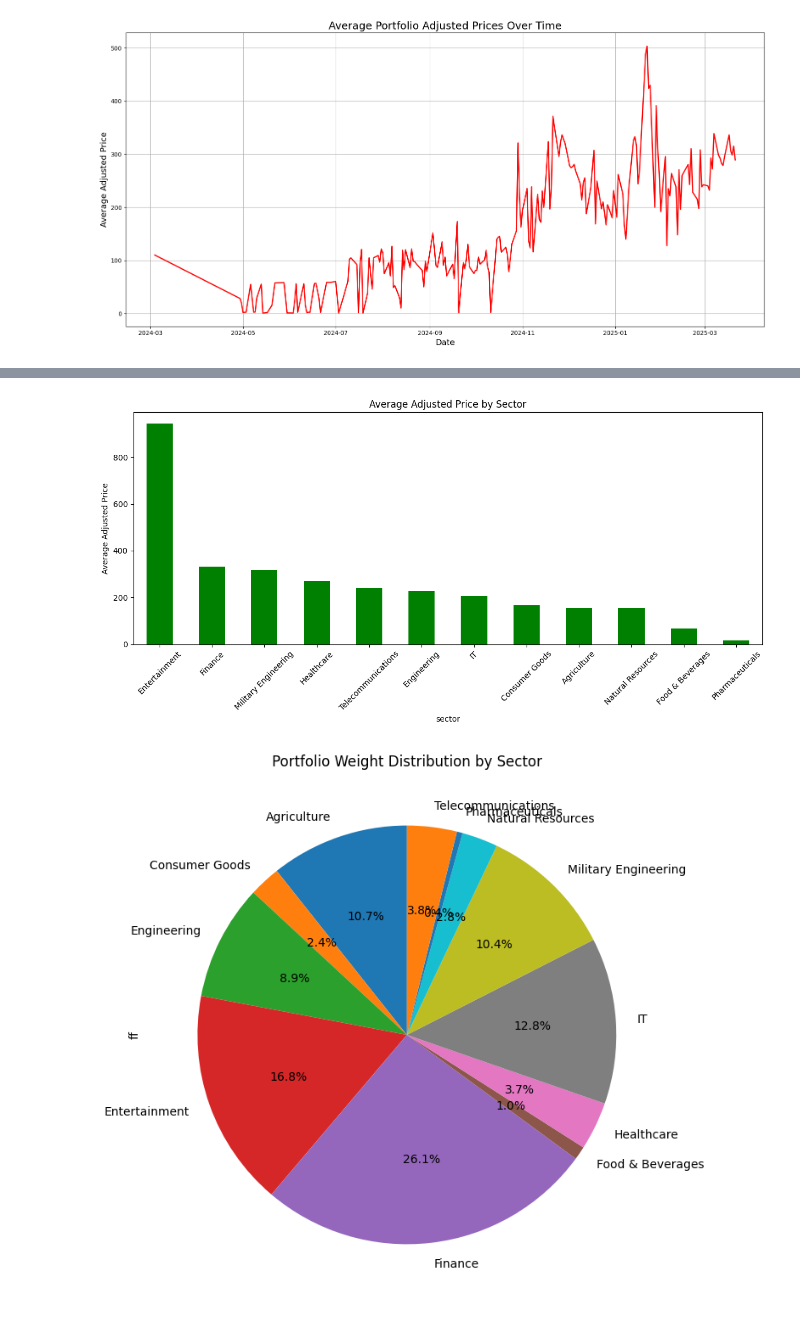
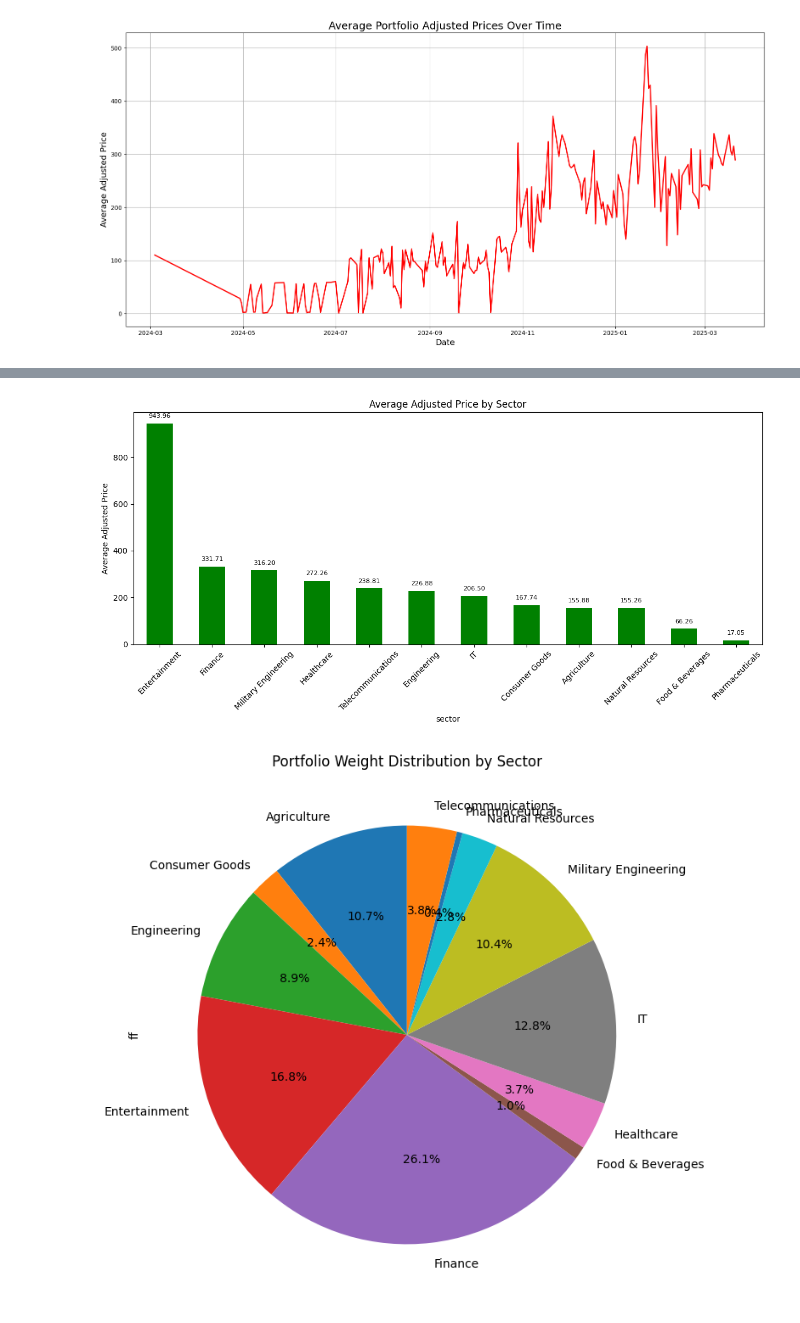
Before and after one commit to samyak-anand/Stock-Portfolio-Performance-and-News-Correlation-Analysis, a Jupyter notebook: Dags/Stock_Portfolio.ipynb, the cells around one changed output, grey strips where cells are left out. Cells and saved outputs as stored; diff of their text form; code cells hidden in the pictures.

```diff
--- a/Dags/Stock_Portfolio.ipynb
+++ b/Dags/Stock_Portfolio.ipynb
@@ -586,13 +584,18 @@ plt.show()
 # %%
 avg_sec_price =merge_df.groupby('sector')['adjusted'].mean().sort_values(ascending=False)
 avg_sec_price.plot(kind='bar', figsize=(12, 6), color='green')
 plt.title("Average Adjusted Price by Sector")
 plt.ylabel("Average Adjusted Price")
+
+# Add count labels on top of bars with 2 decimal places
+for i, count in enumerate(avg_sec_price):
+    plt.text(i, count + 0.02 * max(avg_sec_price), f"{count:.2f}", ha='center', va='bottom', fontsize=8)
+
 plt.xticks(rotation=45)
 plt.tight_layout()
 plt.show()
 # %% [output]
-[figure, old version]
+[figure, new version]
 # %%
 
 merge_df.groupby("sector")["weight"].sum().plot(kind='pie', autopct='%1.1f%%', figsize=(8, 8), startangle=90)
```
Also changed, not shown: parts of 5 cells of this notebook, 4 other files.
